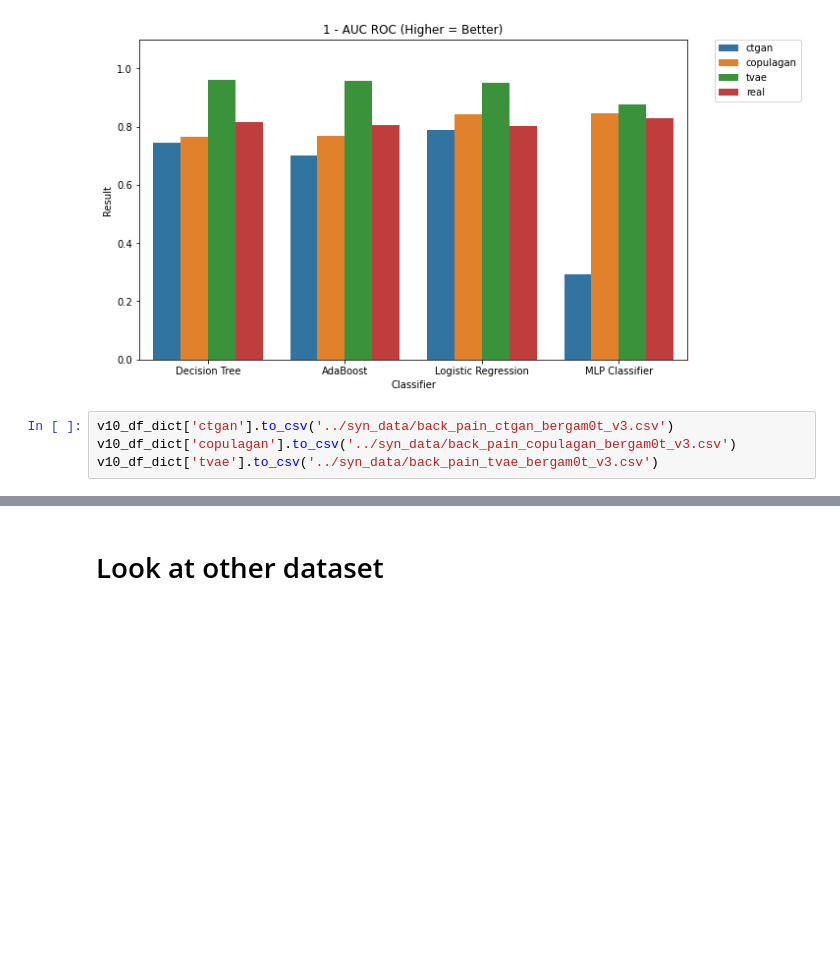
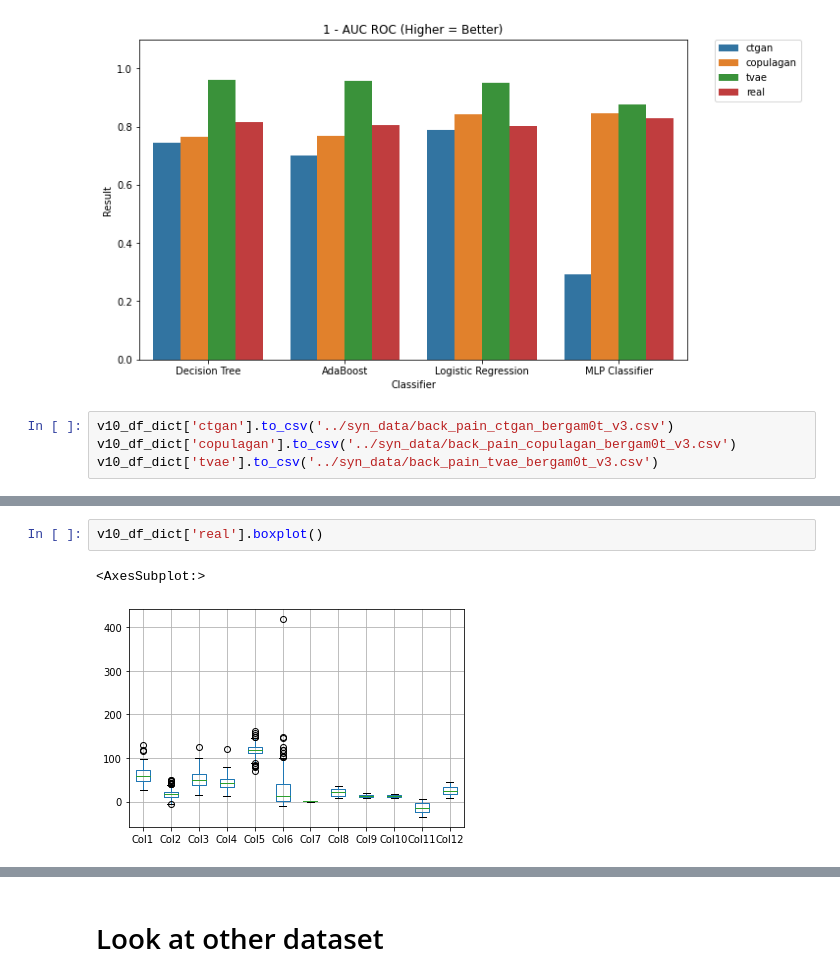
Before and after one commit to jamestgodwin/synthetic_data, a Jupyter notebook: notebooks/Test_CTGAN.ipynb, the cells around one changed output, grey strips where cells are left out. Saved outputs shown, nothing was run; the diff lists cells and outputs as text; blank space fills up the shorter version.

```diff
--- a/notebooks/Test_CTGAN.ipynb
+++ b/notebooks/Test_CTGAN.ipynb
@@ -377,0 +409,5 @@ v10_df_dict['tvae'].to_csv('../syn_data/back_pain_tvae_bergam0t_v3.csv')
+# %%
+v10_df_dict['real'].boxplot()
+# %% [output]
+<AxesSubplot:>
+[figure, added]
```
Also changed, not shown: parts of 12 cells of this notebook.
